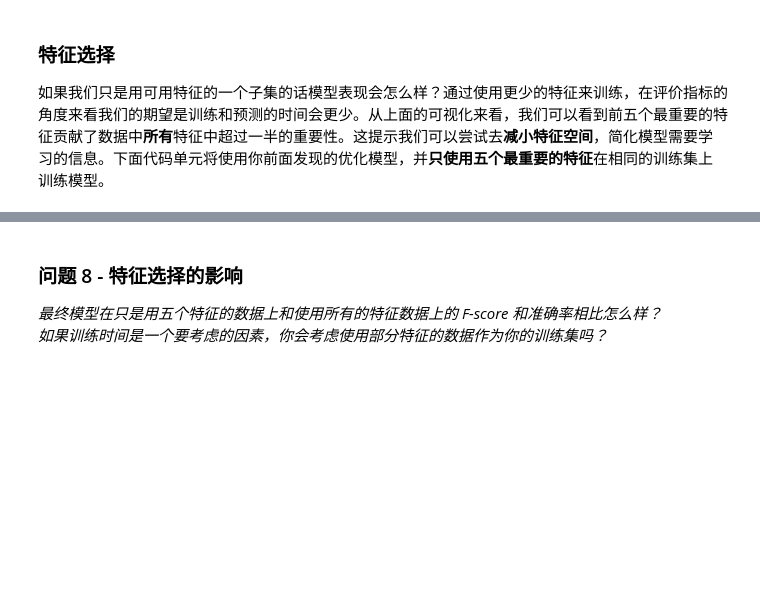
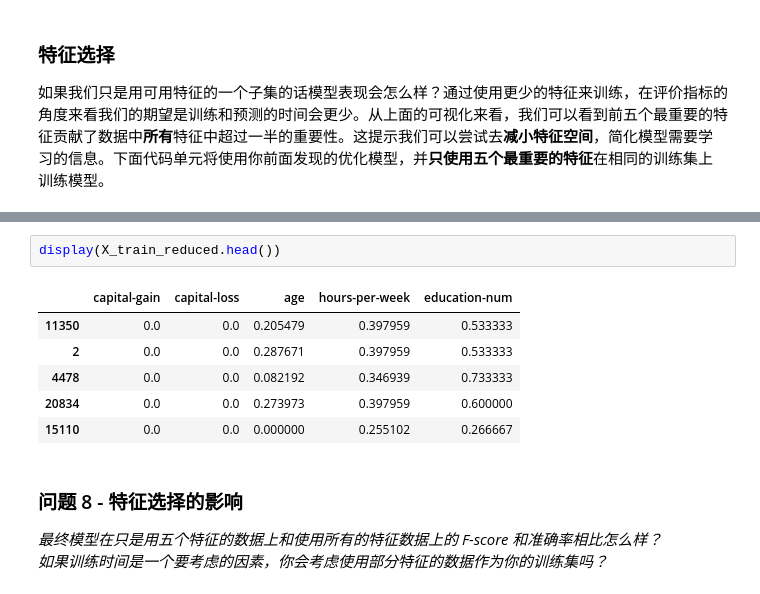
Before and after one commit to jeff-ruby/finding_donors, a Jupyter notebook: finding_donors.ipynb, the cells around one changed output, grey strips where cells are left out. Drawn from its saved outputs; the diff is of its cells as text; blank space fills up the shorter version.

```diff
--- a/finding_donors.ipynb
+++ b/finding_donors.ipynb
@@ -651,3 +741,12 @@ print "F-score on validation data: {:.4f}".format(fbeta_score(y_val, reduced_pre
+# %%
+display(X_train_reduced.head())
+# %% [output]
+|  | capital-gain | capital-loss | age | hours-per-week | education-num |
+| 11350 | 0.0 | 0.0 | 0.205479 | 0.397959 | 0.533333 |
+| 2 | 0.0 | 0.0 | 0.287671 | 0.397959 | 0.533333 |
+| 4478 | 0.0 | 0.0 | 0.082192 | 0.346939 | 0.733333 |
+| 20834 | 0.0 | 0.0 | 0.273973 | 0.397959 | 0.600000 |
+| 15110 | 0.0 | 0.0 | 0.000000 | 0.255102 | 0.266667 |
 # %% [markdown]
 ### 问题 8 - 特征选择的影响
 
```
Also changed, not shown: parts of 15 cells of this notebook.
